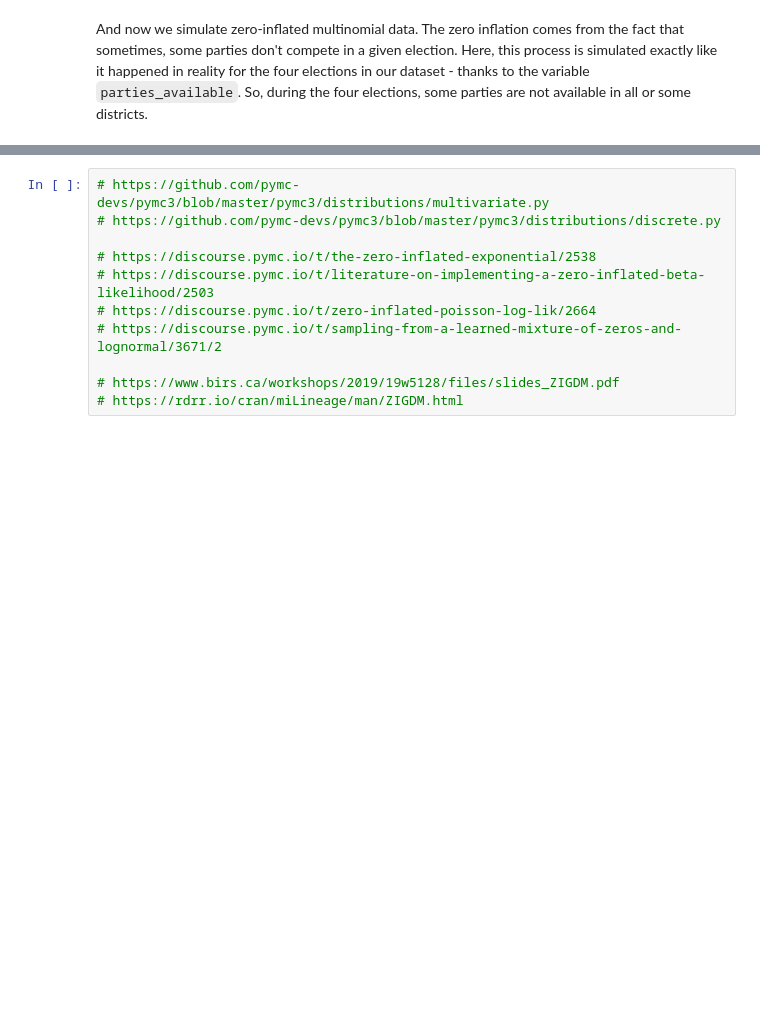
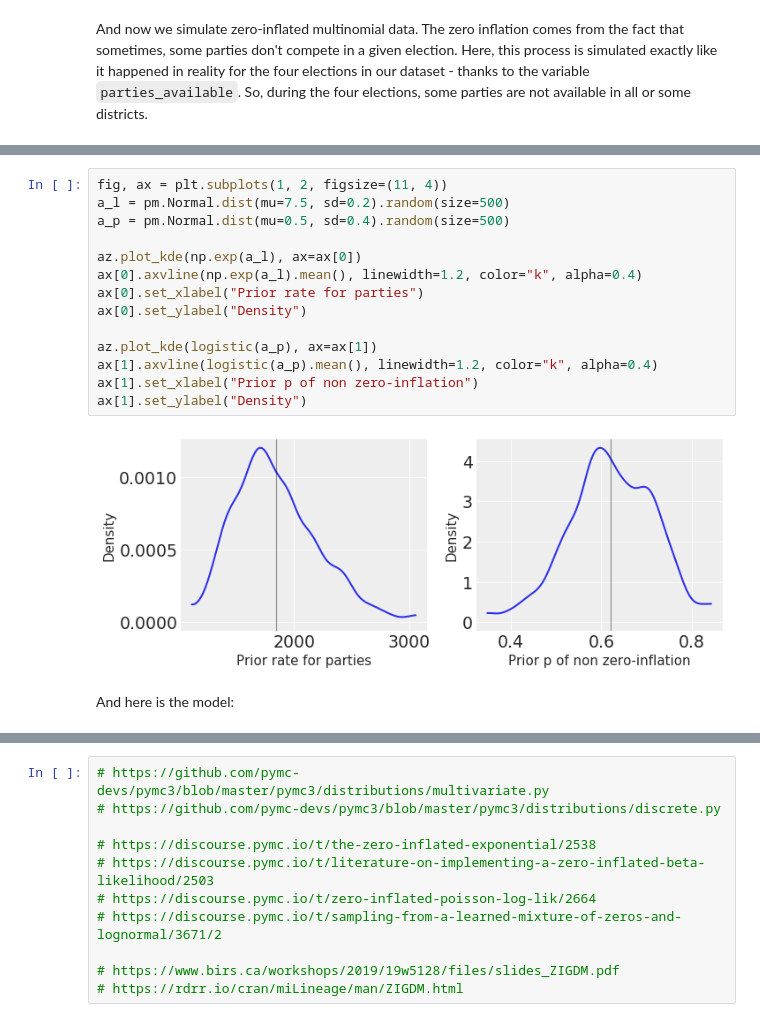
Before and after one commit to pollsposition/models, a Jupyter notebook: fondamentaux/munic_model.ipynb, the cells around one changed output, grey strips where cells are left out. Cells and saved outputs as stored; diff of their text form; blank space fills up the shorter version.

```diff
--- a/fondamentaux/munic_model.ipynb
+++ b/fondamentaux/munic_model.ipynb
@@ -249 +262,19 @@ plot_compare_true(6, true_p_district, p_district_mean)
+# %%
+fig, ax = plt.subplots(1, 2, figsize=(11, 4))
+a_l = pm.Normal.dist(mu=7.5, sd=0.2).random(size=500)
+a_p = pm.Normal.dist(mu=0.5, sd=0.4).random(size=500)
+
+az.plot_kde(np.exp(a_l), ax=ax[0])
+ax[0].axvline(np.exp(a_l).mean(), linewidth=1.2, color="k", alpha=0.4)
+ax[0].set_xlabel("Prior rate for parties")
+ax[0].set_ylabel("Density")
+
+az.plot_kde(logistic(a_p), ax=ax[1])
+ax[1].axvline(logistic(a_p).mean(), linewidth=1.2, color="k", alpha=0.4)
+ax[1].set_xlabel("Prior p of non zero-inflation")
+ax[1].set_ylabel("Density")
+# %% [output]
+[figure, added]
+# %% [markdown]
+And here is the model:
 # %%
```
Also changed, not shown: parts of 9 cells of this notebook.
